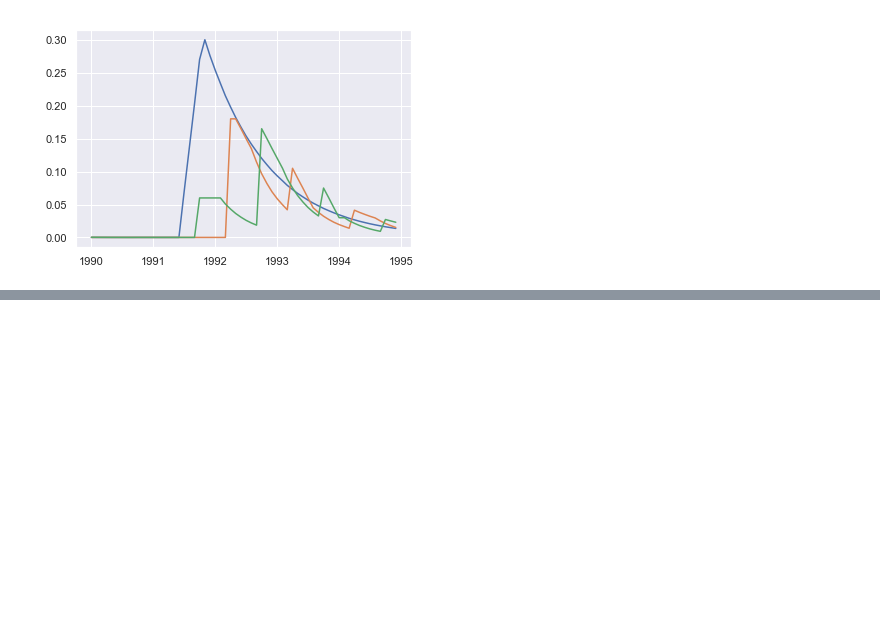
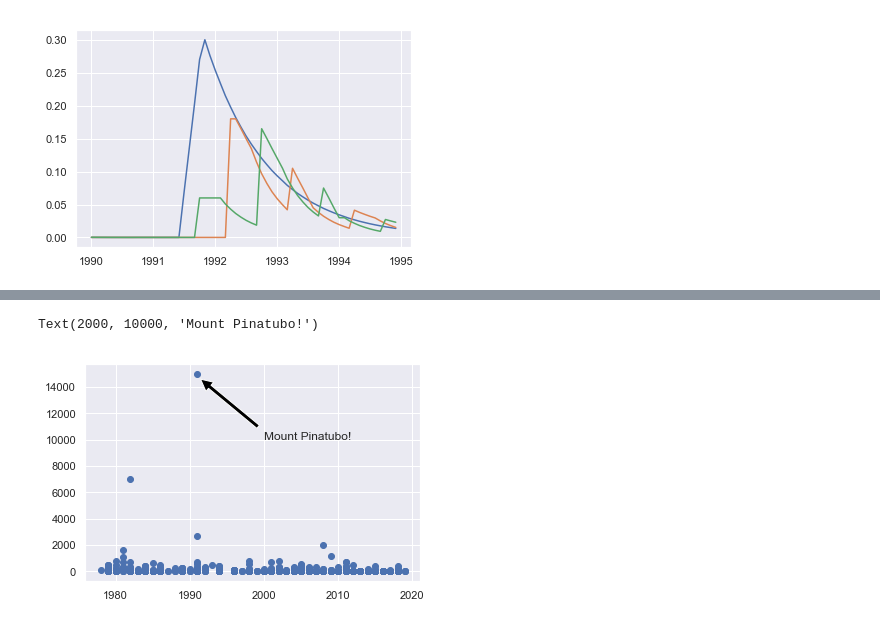
Before and after one commit to DylanHong/MtPinatubo, a Jupyter notebook: Earthquake.ipynb, the cells around one changed output, grey strips where cells are left out. Saved outputs shown, nothing was run; the diff lists cells and outputs as text; code cells hidden in the pictures; blank space fills up the shorter version.

Commit message:
Volcanic Eruption Scale

```diff
--- a/Earthquake.ipynb
+++ b/Earthquake.ipynb
@@ -189,0 +242,3 @@ plt.show()
+# %%
+df2 = pd.read_csv('EruptionHist.csv')
+df2.head()
@@ -189,0 +252,9 @@ plt.show()
+# %%
+plt.scatter(df2['yyyy'],df2['so2'])
+# Annotate with text + Arrow
+plt.annotate('Mount Pinatubo!', xy=(1991, 14800), xytext=(2000, 10000),
+arrowprops=dict(facecolor='black', shrink=0.05)
+)
+# %% [output]
+Text(2000, 10000, 'Mount Pinatubo!')
+[figure, added]
```
Also changed, not shown: parts of 11 cells of this notebook, 1 other file.
